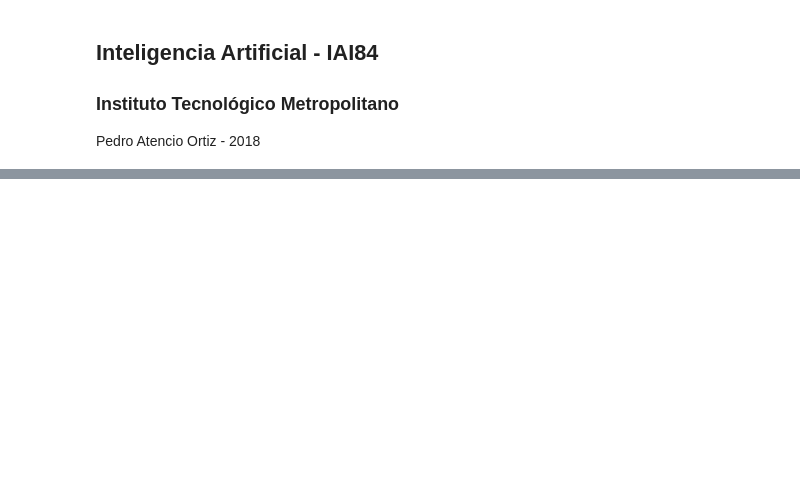
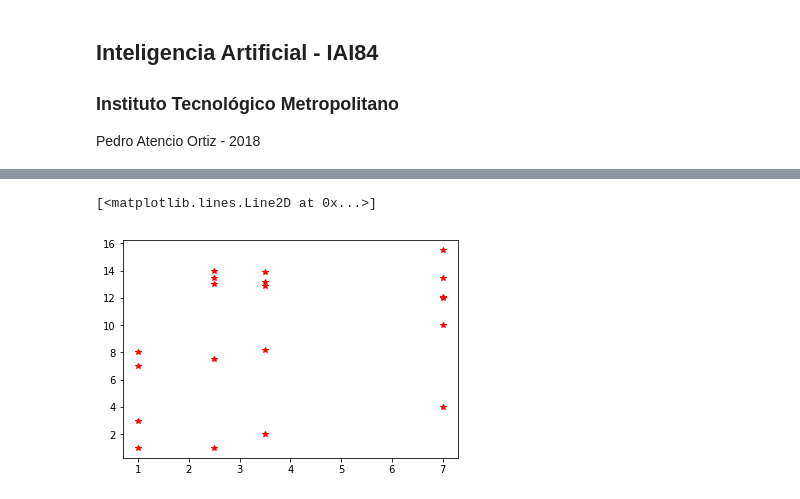
Before and after one commit to Nelsonog/Taller-2-IA, a Jupyter notebook: Punto1.ipynb, the cells around one changed output, grey strips where cells are left out. Drawn from its saved outputs; the diff is of its cells as text; code cells hidden in the pictures; blank space fills up the shorter version.

```diff
--- a/Punto1.ipynb
+++ b/Punto1.ipynb
@@ -319,0 +355,16 @@ plt.show()
+# %%
+'''
+plot problem
+'''
+
+%matplotlib inline
+
+import matplotlib.pyplot as plt
+
+x=np.array([1, 1, 1, 1, 2.5, 2.5, 2.5, 2.5, 2.5, 3.5, 3.5, 3.5, 3.5, 3.5, 7, 7, 7, 7, 7, 7]) #cities x coordinate
+y=np.array([1, 3, 7, 8, 14, 13.5, 13, 7.5, 1, 2, 8.2, 12.9, 13.2, 13.9, 15.5, 13.5, 12.1, 12, 10, 4]) #cities y coordinate
+
+plt.plot(x, y, 'r*')#cities
+# %% [output]
+[<matplotlib.lines.Line2D at 0x...>]
+[figure, added]
```
Also changed, not shown: parts of 46 cells of this notebook, 17 other files.
